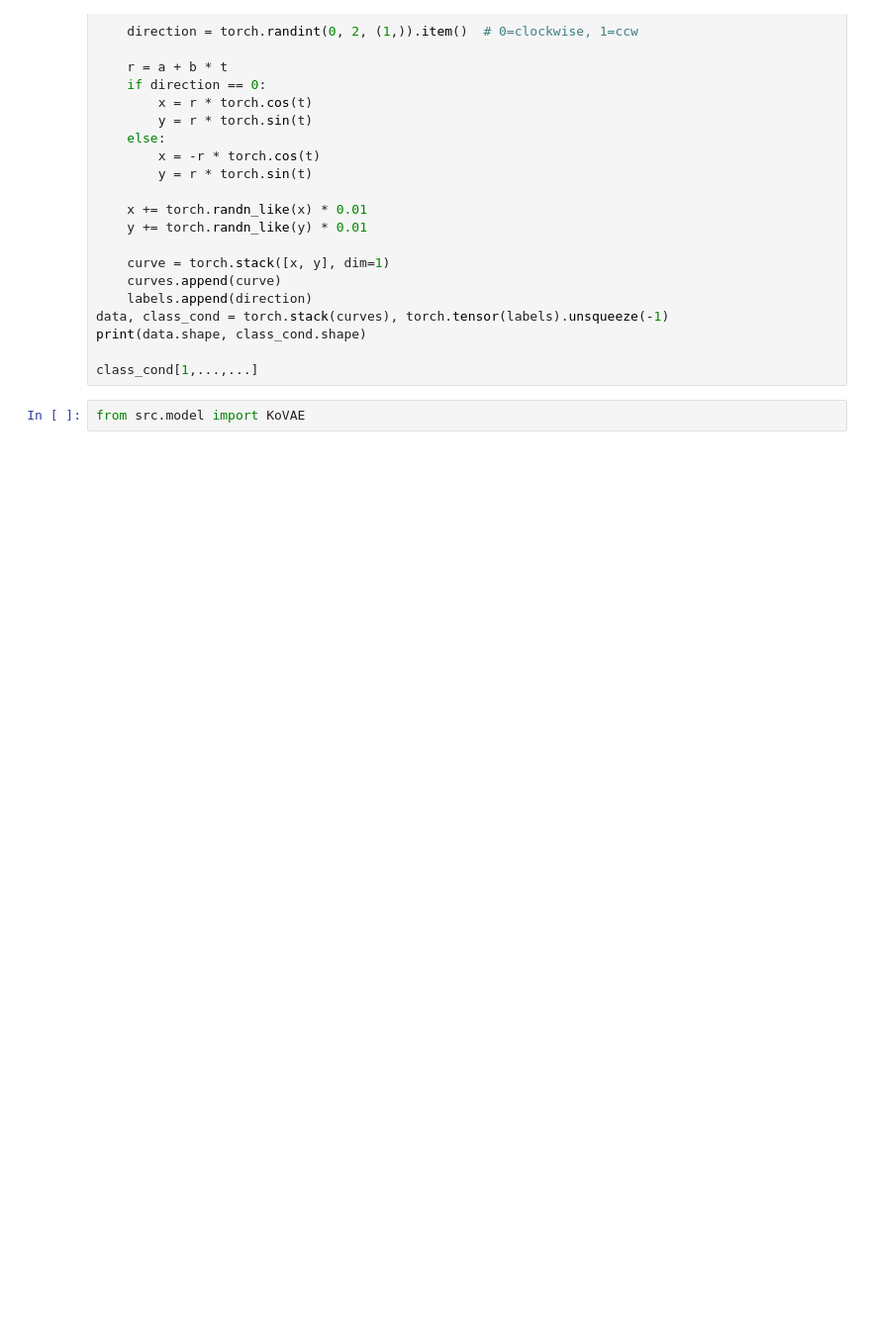
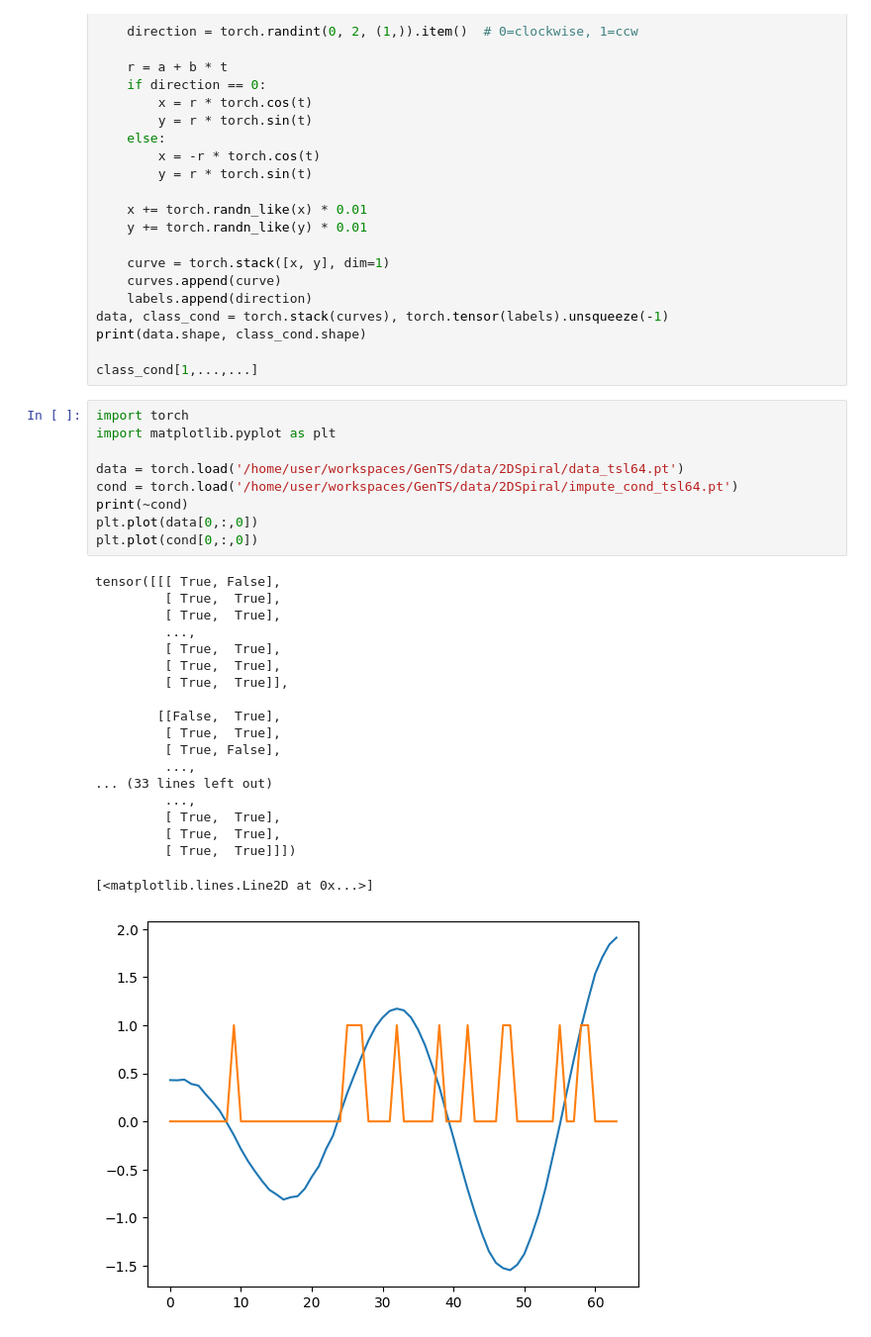
Before and after one commit to WillWang1113/GenTS, a Jupyter notebook: notebooks/my_notebook.ipynb, the cells around one changed output. Shown at 99% size. Saved outputs shown, nothing was run; the diff lists cells and outputs as text; blank space fills up the shorter version.

Commit message:
csdi + vanillavae impute fix

```diff
--- a/notebooks/my_notebook.ipynb
+++ b/notebooks/my_notebook.ipynb
@@ -136,5 +136,32 @@ data, class_cond = torch.stack(curves), torch.tensor(labels).unsqueeze(-1)
 print(data.shape, class_cond.shape)
 
 class_cond[1,...,...]
-# %%
-from src.model import KoVAE
+# %%
+import torch
+import matplotlib.pyplot as plt
+
+data = torch.load('/home/user/workspaces/GenTS/data/2DSpiral/data_tsl64.pt')
+cond = torch.load('/home/user/workspaces/GenTS/data/2DSpiral/impute_cond_tsl64.pt')
+print(~cond)
+plt.plot(data[0,:,0])
+plt.plot(cond[0,:,0])
+# %% [output]
+tensor([[[ True, False],
+         [ True,  True],
+         [ True,  True],
+         ...,
+         [ True,  True],
+         [ True,  True],
+         [ True,  True]],
+
+        [[False,  True],
+         [ True,  True],
+         [ True, False],
+         ...,
+... (33 lines left out)
+         ...,
+         [ True,  True],
+         [ True,  True],
+         [ True,  True]]])
+[<matplotlib.lines.Line2D at 0x...>]
+[figure, added]
```
Also changed, not shown: 6 other files.
